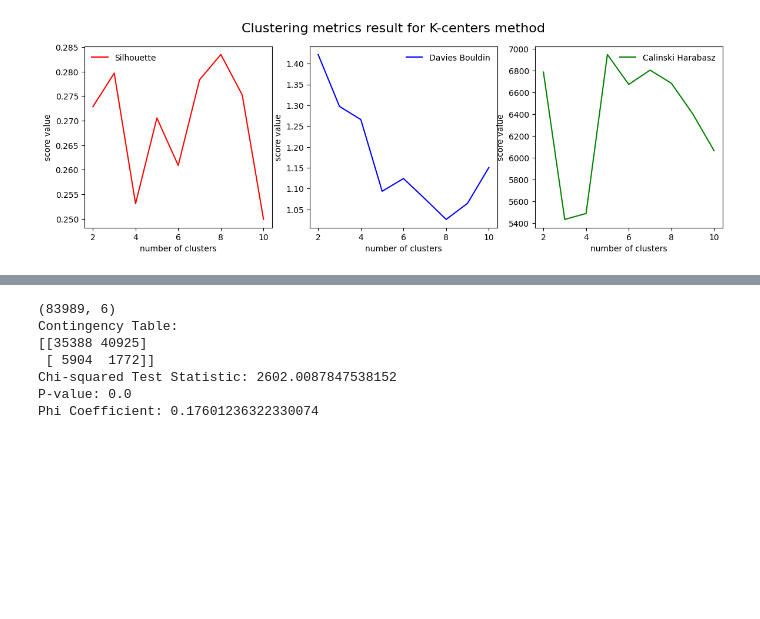
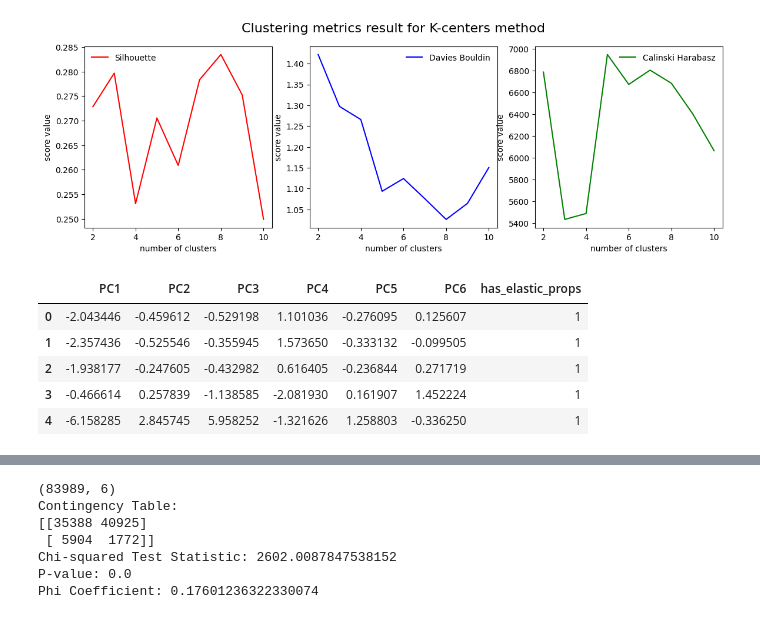
Before and after one commit to SpringNuance/Multivariate-Statistical-Analysis, a Jupyter notebook: Projects/Project code_Nguyen Xuan Binh_887799.ipynb, the cells around one changed output, grey strips where cells are left out. Saved outputs shown, nothing was run; the diff lists cells and outputs as text; code cells hidden in the pictures; blank space fills up the shorter version.

```diff
--- a/Projects/Project code_Nguyen Xuan Binh_887799.ipynb
+++ b/Projects/Project code_Nguyen Xuan Binh_887799.ipynb
@@ -674,3 +587,14 @@ for score_index in range(0, 3):
 plt.show()
 # %% [output]
 [figure]
+# %%
+
+pca_df.drop(columns=['cluster'], inplace=True)
+pca_df.head()
+# %% [output]
+|  | PC1 | PC2 | PC3 | PC4 | PC5 | PC6 | has_elastic_props |
+| 0 | -2.043446 | -0.459612 | -0.529198 | 1.101036 | -0.276095 | 0.125607 | 1 |
+| 1 | -2.357436 | -0.525546 | -0.355945 | 1.573650 | -0.333132 | -0.099505 | 1 |
+| 2 | -1.938177 | -0.247605 | -0.432982 | 0.616405 | -0.236844 | 0.271719 | 1 |
+| 3 | -0.466614 | 0.257839 | -1.138585 | -2.081930 | 0.161907 | 1.452224 | 1 |
+| 4 | -6.158285 | 2.845745 | 5.958252 | -1.321626 | 1.258803 | -0.336250 | 1 |
```
Also changed, not shown: parts of 7 cells of this notebook, 5 other files.
